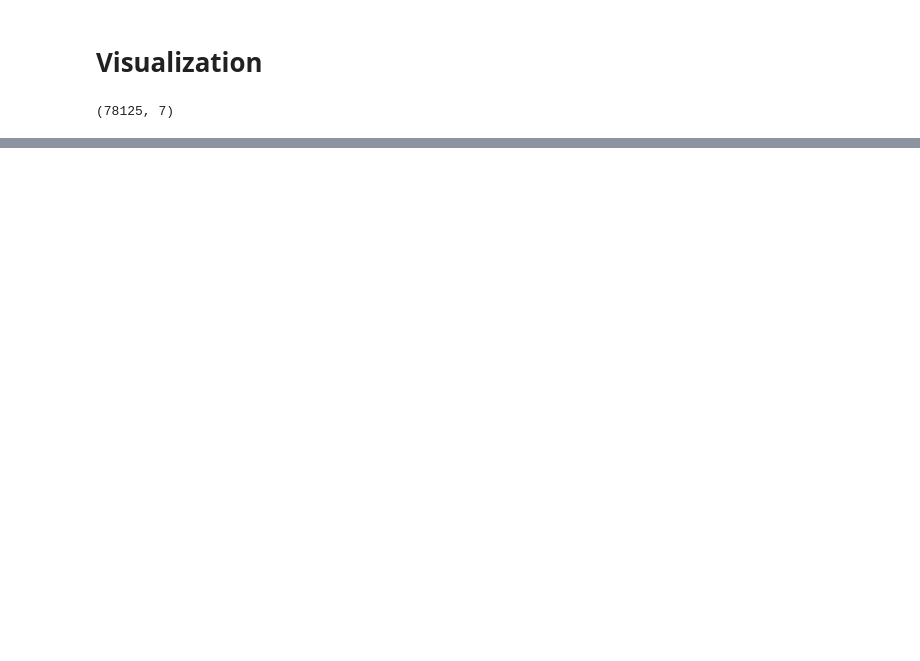
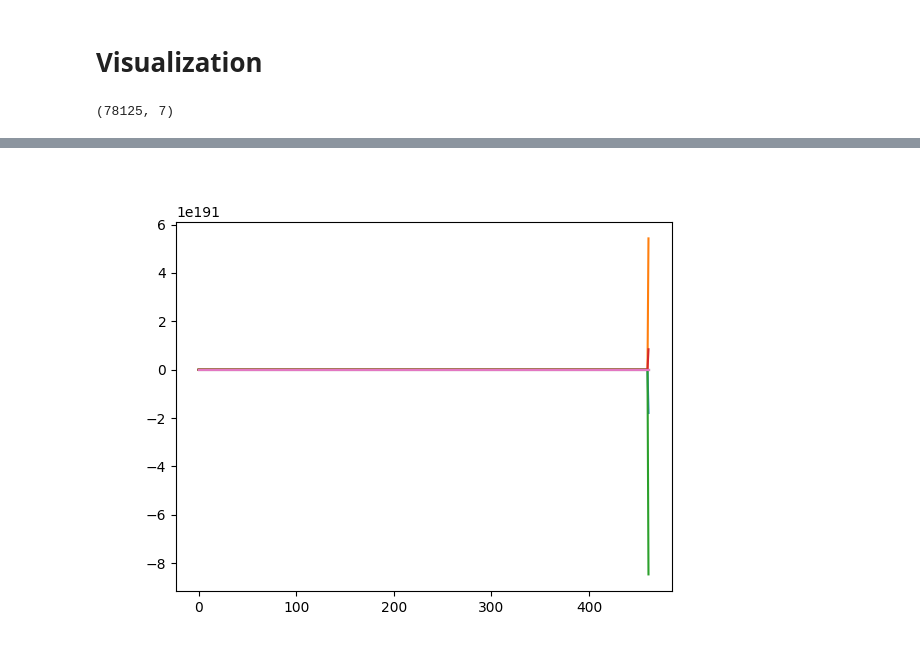
Before and after one commit to Bbosc/GDSOA, a Jupyter notebook: main_franka.ipynb, the cells around one changed output, grey strips where cells are left out. Drawn from its saved outputs; the diff is of its cells as text; code cells hidden in the pictures; blank space fills up the shorter version.

```diff
--- a/main_franka.ipynb
+++ b/main_franka.ipynb
@@ -185,3 +146,10 @@ plt.show()
+# %%
+vel = np.stack(velocities)
+plt.figure()
+plt.plot(range(vel.shape[0]), vel)
+plt.show()
+# %% [output]
+[figure, added]
 # %%
 grad = np.stack(ds.gradient_logger)
 plt.figure()
```
Also changed, not shown: parts of 11 cells of this notebook, 3 other files.
